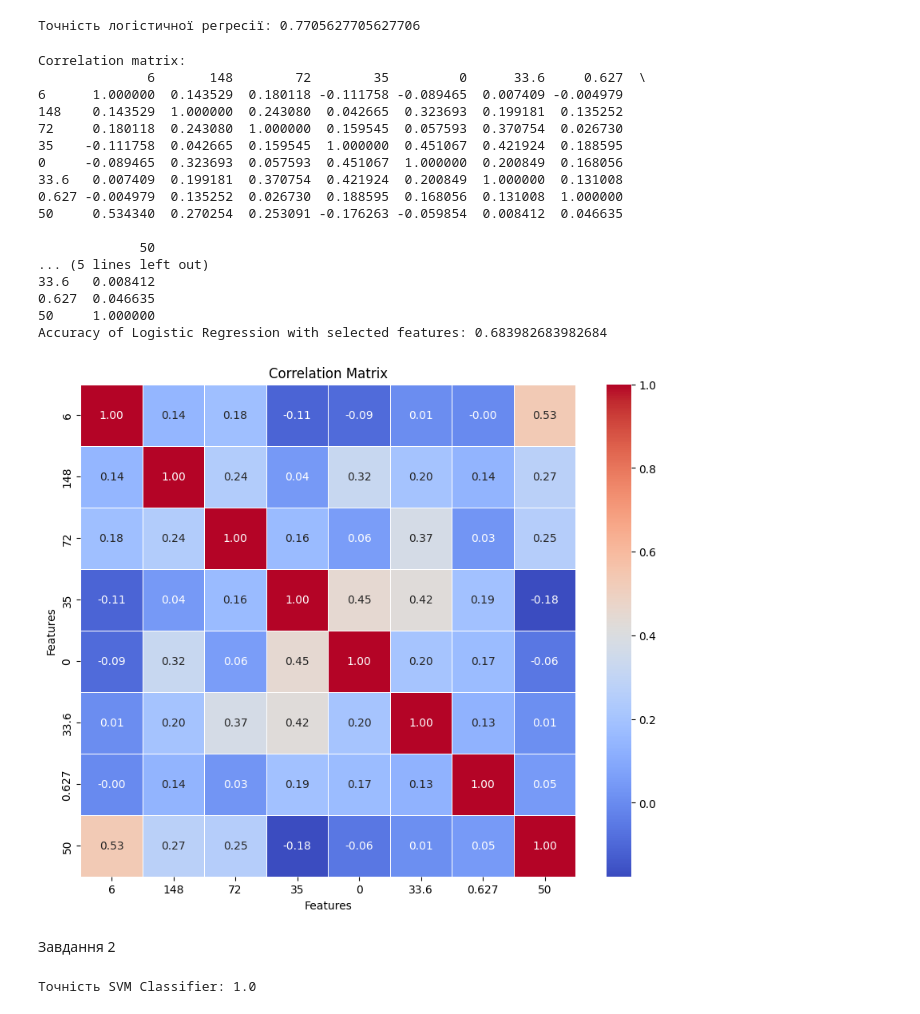
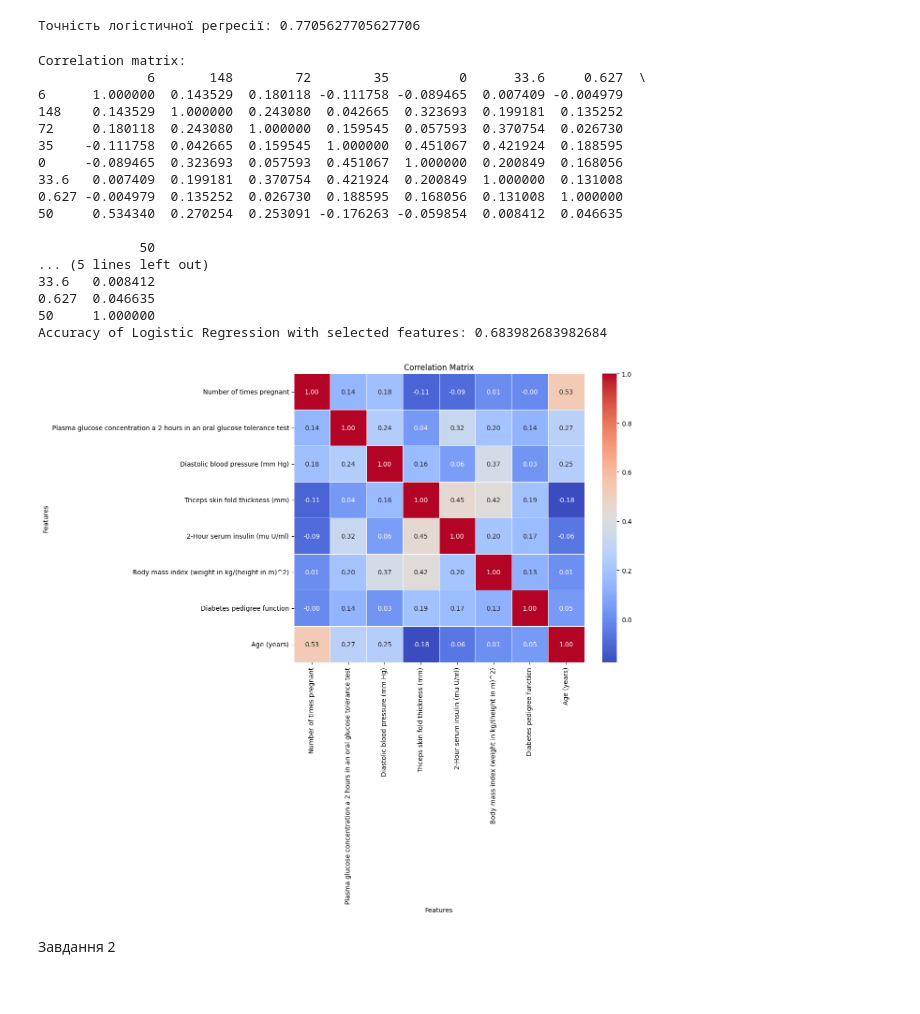
Before and after one commit to bohdanbtw/LPNU, a Jupyter notebook: Lab06/main.ipynb, the cells around one changed output. Cells and saved outputs as stored; diff of their text form; code cells hidden in the pictures.

```diff
--- a/Lab06/main.ipynb
+++ b/Lab06/main.ipynb
@@ -32,6 +32,18 @@ print("Точність логістичної регресії:", accuracy)
 # %% [output]
 Точність логістичної регресії: 0.7705627705627706
 # %%
+# Встановлення підписів для індексів та стовпців
+feature_names = [
+    "Number of times pregnant",
+    "Plasma glucose concentration a 2 hours in an oral glucose tolerance test",
+    "Diastolic blood pressure (mm Hg)",
+    "Triceps skin fold thickness (mm)",
+    "2-Hour serum insulin (mu U/ml)",
+    "Body mass index (weight in kg/(height in m)^2)",
+    "Diabetes pedigree function",
+    "Age (years)"
+]
+
 # Building the correlation matrix
 correlation_matrix = X_train.corr()
 
@@ -61,36 +73,37 @@ print("Accuracy of Logistic Regression with selected features:", accuracy_select
 
 import seaborn as sns
 import matplotlib.pyplot as plt
 
-# Building the correlation matrix
-correlation_matrix = X_train.corr()
+# Building the correlation matrix with correct feature names
+correlation_matrix.index = feature_names
+correlation_matrix.columns = feature_names
 
 # Plotting the correlation matrix as a heatmap
 plt.figure(figsize=(10, 8))
 sns.heatmap(correlation_matrix, annot=True, cmap='coolwarm', fmt=".2f", linewidths=0.5)
 plt.title('Correlation Matrix')
 plt.xlabel('Features')
 plt.ylabel('Features')
 plt.show()
 # %% [output]
 Correlation matrix:
               6       148        72        35         0      33.6     0.627  \
 6      1.000000  0.143529  0.180118 -0.111758 -0.089465  0.007409 -0.004979
 148    0.143529  1.000000  0.243080  0.042665  0.323693  0.199181  0.135252
 72     0.180118  0.243080  1.000000  0.159545  0.057593  0.370754  0.026730
 35    -0.111758  0.042665  0.159545  1.000000  0.451067  0.421924  0.188595
 0     -0.089465  0.323693  0.057593  0.451067  1.000000  0.200849  0.168056
 33.6   0.007409  0.199181  0.370754  0.421924  0.200849  1.000000  0.131008
 0.627 -0.004979  0.135252  0.026730  0.188595  0.168056  0.131008  1.000000
 50     0.534340  0.270254  0.253091 -0.176263 -0.059854  0.008412  0.046635
 
              50
 ... (5 lines left out)
 33.6   0.008412
 0.627  0.046635
 50     1.000000
 Accuracy of Logistic Regression with selected features: 0.683982683982684
-[figure, old version]
+[figure, new version]
 # %% [markdown]
 Завдання 2
 # %%
@@ -137,11 +150,5 @@ svm_model.fit(X_train_scaled, y_train)
 
 # Прогнозування на валідаційній вибірці
 y_pred = svm_model.predict(X_val_scaled)
-
-# Оцінка результату
-accuracy = accuracy_score(y_val, y_pred)
-print("Точність SVM Classifier:", accuracy)
-# %% [output]
-Точність SVM Classifier: 1.0
 # %%
 correlation_matrix = X_train.corr()
```
Also changed, not shown: parts of 1 cell of this notebook.
